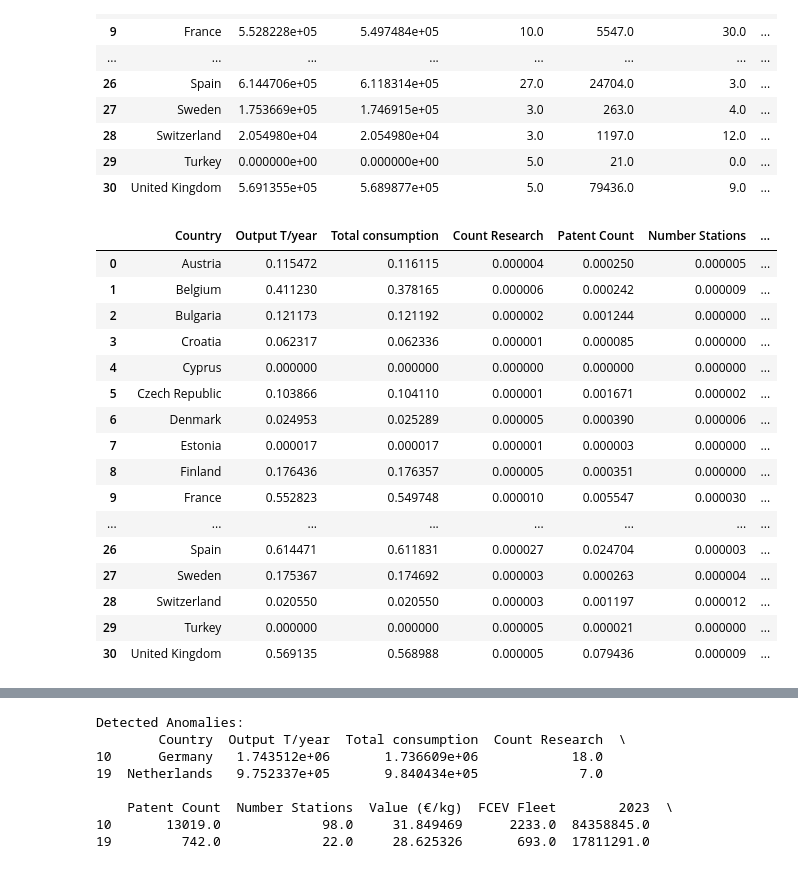
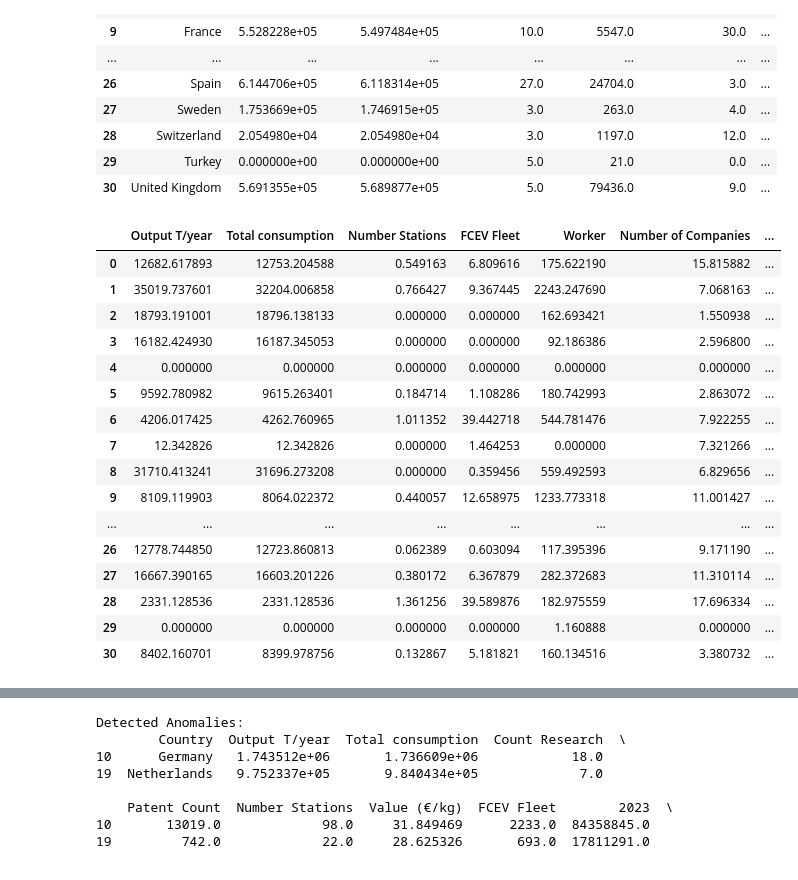
Before and after one commit to premstaller1/Masterarbeit, a Jupyter notebook: CorrelationAnalysis/correlation.ipynb, the cells around one changed output, grey strips where cells are left out. Saved outputs shown, nothing was run; the diff lists cells and outputs as text; code cells hidden in the pictures.

```diff
--- a/CorrelationAnalysis/correlation.ipynb
+++ b/CorrelationAnalysis/correlation.ipynb
@@ -570,33 +570,37 @@ merged_df_new
 | 30 | United Kingdom | 5.691355e+05 | 5.689877e+05 | 5.0 | 79436.0 | 9.0 | ... |
 # %%
 per_million_df = pd.DataFrame()  # Create an empty DataFrame to store per million capita values
-
-for column in merged_df_new.columns:
+column = ['Output T/year', 'Total consumption', 'Number Stations', 'FCEV Fleet', 'Worker', 'Number of Companies', 'Number of Valleys', 'Patent Count', 'Count Research']
+for column in column:
     if merged_df_new[column].dtype == 'int64' or merged_df_new[column].dtype == 'float64':
-        per_million_df[column] = merged_df_new[column] / 1000000
+        per_million_df[column] = merged_df_new[column] / merged_df_new['per_million']  # Calculate per million values
     else:
         per_million_df[column] = merged_df_new[column]  # Non-numeric columns remain unchanged
 
-# Display the new DataFrame
+
+#add the columns 'Value (€/kg)' and 'Country' to the new dataframe
+per_million_df['Value (€/kg)'] = merged_df_new['Value (€/kg)']
+per_million_df['Country'] = merged_df_new['Country']
+
 per_million_df
 # %% [output]
-|  | Country | Output T/year | Total consumption | Count Research | Patent Count | Number Stations | ... |
-| 0 | Austria | 0.115472 | 0.116115 | 0.000004 | 0.000250 | 0.000005 | ... |
-| 1 | Belgium | 0.411230 | 0.378165 | 0.000006 | 0.000242 | 0.000009 | ... |
-| 2 | Bulgaria | 0.121173 | 0.121192 | 0.000002 | 0.001244 | 0.000000 | ... |
-| 3 | Croatia | 0.062317 | 0.062336 | 0.000001 | 0.000085 | 0.000000 | ... |
-| 4 | Cyprus | 0.000000 | 0.000000 | 0.000000 | 0.000000 | 0.000000 | ... |
-| 5 | Czech Republic | 0.103866 | 0.104110 | 0.000001 | 0.001671 | 0.000002 | ... |
-| 6 | Denmark | 0.024953 | 0.025289 | 0.000005 | 0.000390 | 0.000006 | ... |
-| 7 | Estonia | 0.000017 | 0.000017 | 0.000001 | 0.000003 | 0.000000 | ... |
-| 8 | Finland | 0.176436 | 0.176357 | 0.000005 | 0.000351 | 0.000000 | ... |
-| 9 | France | 0.552823 | 0.549748 | 0.000010 | 0.005547 | 0.000030 | ... |
+|  | Output T/year | Total consumption | Number Stations | FCEV Fleet | Worker | Number of Companies | ... |
+| 0 | 12682.617893 | 12753.204588 | 0.549163 | 6.809616 | 175.622190 | 15.815882 | ... |
+| 1 | 35019.737601 | 32204.006858 | 0.766427 | 9.367445 | 2243.247690 | 7.068163 | ... |
+| 2 | 18793.191001 | 18796.138133 | 0.000000 | 0.000000 | 162.693421 | 1.550938 | ... |
+| 3 | 16182.424930 | 16187.345053 | 0.000000 | 0.000000 | 92.186386 | 2.596800 | ... |
+| 4 | 0.000000 | 0.000000 | 0.000000 | 0.000000 | 0.000000 | 0.000000 | ... |
+| 5 | 9592.780982 | 9615.263401 | 0.184714 | 1.108286 | 180.742993 | 2.863072 | ... |
+| 6 | 4206.017425 | 4262.760965 | 1.011352 | 39.442718 | 544.781476 | 7.922255 | ... |
+| 7 | 12.342826 | 12.342826 | 0.000000 | 1.464253 | 0.000000 | 7.321266 | ... |
+| 8 | 31710.413241 | 31696.273208 | 0.000000 | 0.359456 | 559.492593 | 6.829656 | ... |
+| 9 | 8109.119903 | 8064.022372 | 0.440057 | 12.658975 | 1233.773318 | 11.001427 | ... |
 | ... | ... | ... | ... | ... | ... | ... | ... |
-| 26 | Spain | 0.614471 | 0.611831 | 0.000027 | 0.024704 | 0.000003 | ... |
-| 27 | Sweden | 0.175367 | 0.174692 | 0.000003 | 0.000263 | 0.000004 | ... |
-| 28 | Switzerland | 0.020550 | 0.020550 | 0.000003 | 0.001197 | 0.000012 | ... |
-| 29 | Turkey | 0.000000 | 0.000000 | 0.000005 | 0.000021 | 0.000000 | ... |
-| 30 | United Kingdom | 0.569135 | 0.568988 | 0.000005 | 0.079436 | 0.000009 | ... |
+| 26 | 12778.744850 | 12723.860813 | 0.062389 | 0.603094 | 117.395396 | 9.171190 | ... |
+| 27 | 16667.390165 | 16603.201226 | 0.380172 | 6.367879 | 282.372683 | 11.310114 | ... |
+| 28 | 2331.128536 | 2331.128536 | 1.361256 | 39.589876 | 182.975559 | 17.696334 | ... |
+| 29 | 0.000000 | 0.000000 | 0.000000 | 0.000000 | 1.160888 | 0.000000 | ... |
+| 30 | 8402.160701 | 8399.978756 | 0.132867 | 5.181821 | 160.134516 | 3.380732 | ... |
 # %%
 def create_correlation_plots(dataframe, var_pairs):
     for x_var, y_var in var_pairs:
```
Also changed, not shown: parts of 3 cells of this notebook, 1 other file.
